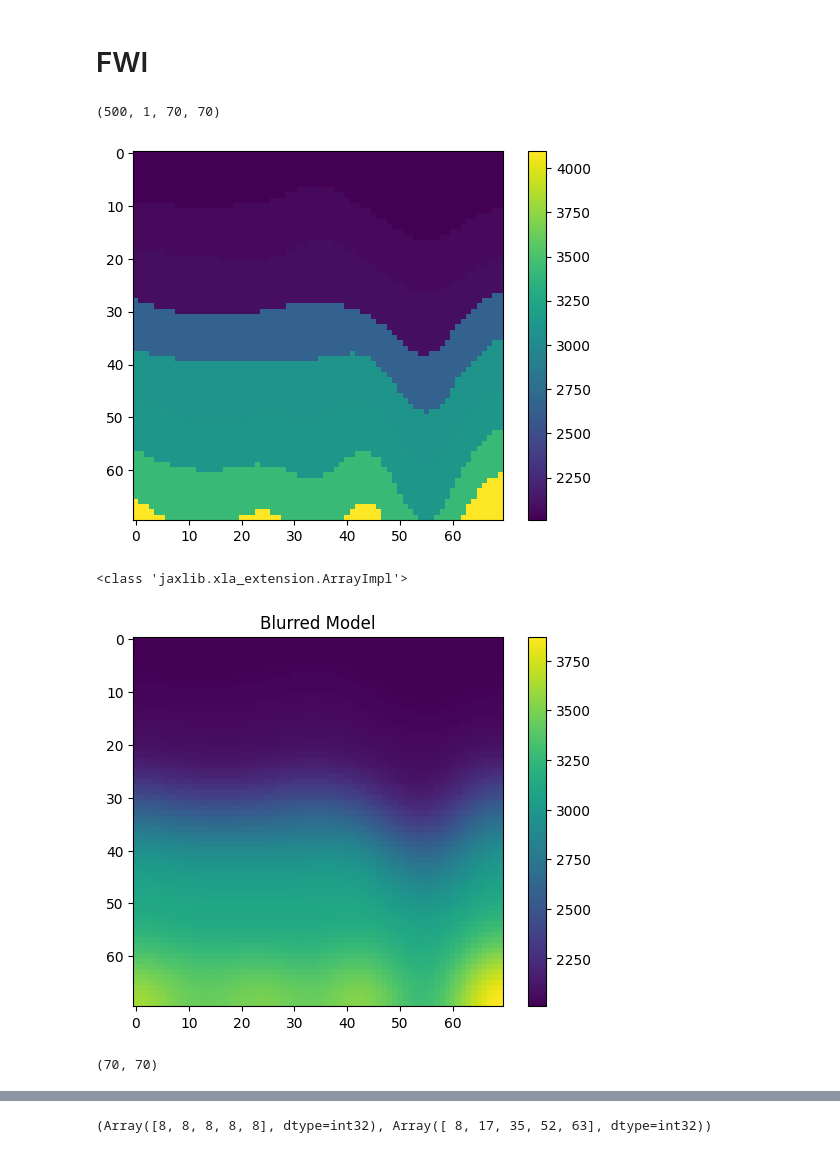
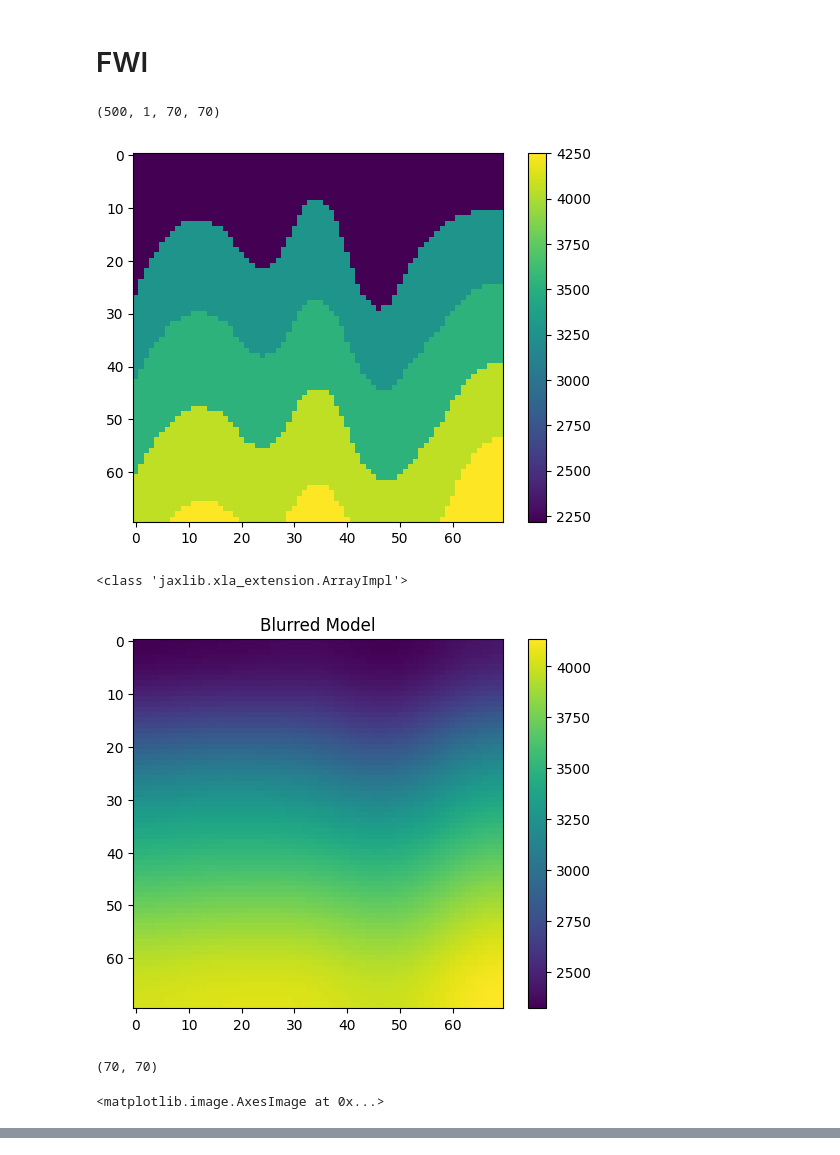
Before and after one commit to armercier/Hybrid-OED, a Jupyter notebook: src/scripts/inversion.ipynb, the cells around one changed output, grey strips where cells are left out. Drawn from its saved outputs; the diff is of its cells as text; code cells hidden in the pictures.

```diff
--- a/src/scripts/inversion.ipynb
+++ b/src/scripts/inversion.ipynb
@@ -43,29 +43,36 @@ from jwave.signal_processing import apply_ramp, gaussian_window, smooth
 # %%
 model = jnp.load('model1.npy')
 print(model.shape)
 
-true_model = model[7,0,:,:]
+true_model = model[28,0,:,:]
 plt.imshow(true_model)
 plt.colorbar()
 plt.show()
 print(type(true_model))
 
 from scipy.ndimage import gaussian_filter
 
 # Apply a Gaussian blur
 # Adjust sigma as needed; larger sigma = more blur
-blurred_model = gaussian_filter(true_model, sigma=5)
+blurred_model = gaussian_filter(true_model, sigma=10)
 
 # Visualize the blurred model
 plt.figure()
 plt.imshow(blurred_model, cmap='viridis')
 plt.colorbar()
 plt.title('Blurred Model')
 plt.show()
 print(blurred_model.shape)
+
+# homogenous model of the velocity avegare
+
+homogenous_model = jnp.ones(true_model.shape) * jnp.mean(true_model)
+
+plt.imshow(homogenous_model)
 # %% [output]
 (500, 1, 70, 70)
-[figure, old version]
+[figure, new version]
 <class 'jaxlib.xla_extension.ArrayImpl'>
-[figure, old version]
+[figure, new version]
 (70, 70)
+<matplotlib.image.AxesImage at 0x...>
@@ -72,48 +79,0 @@ print(blurred_model.shape)
-# %%
-N = (70, 70)  # Grid size
-dx = (1.0, 1.0)  # Spatial resolution
-cfl=0.25
-
-# Defining the domain
-domain = Domain(N, dx)
-
-source_freq = 100
-source_mag = 1.3e-1
-
-medium = Medium(domain=domain, sound_speed=true_model, density=1000., pml_size=10)
-
-# Time axis
-time_axis = TimeAxis.from_medium(medium, cfl=cfl)
-t = time_axis.to_array()
-source_mag = source_mag / time_axis.dt
-
-s1 = source_mag * jnp.sin(2 * jnp.pi * source_freq * t + 100)
-signal = gaussian_window(apply_ramp(s1, time_axis.dt, source_freq), t, 0.5e-2, 1e-2)
-
-
-
-
-src_coords_list = jnp.array([
-    [60.1, 16.1],
-    [60.1, 24.1],
-    [60.1, 32.1],
-    [60.1, 40.1],
-    [60.1, 48.1],
-]  ).astype(jnp.int32)
-
-receiver_coords_list = jnp.array([
-    [8.1, 0.125 * N[1] + 0.1],
-    [8.1, 0.25 * N[1] + 0.1],
-    [8.1, 0.5 * N[1] + 0.1],
-    [8.1, 0.75 * N[1] + 0.1],
-    [8.1, 0.9 * N[1] + 0.1],
-]).astype(jnp.int32)
-
-num_sources = src_coords_list.shape[0]
-sensors_positions = (receiver_coords_list[:,0],receiver_coords_list[:,1])
-sensors = Sensors(positions=sensors_positions)
-source_positions = (src_coords_list[:,0],src_coords_list[:,1])
-
-print(sensors_positions)
-# %% [output]
-(Array([8, 8, 8, 8, 8], dtype=int32), Array([ 8, 17, 35, 52, 63], dtype=int32))
```
Also changed, not shown: parts of 20 cells of this notebook.
